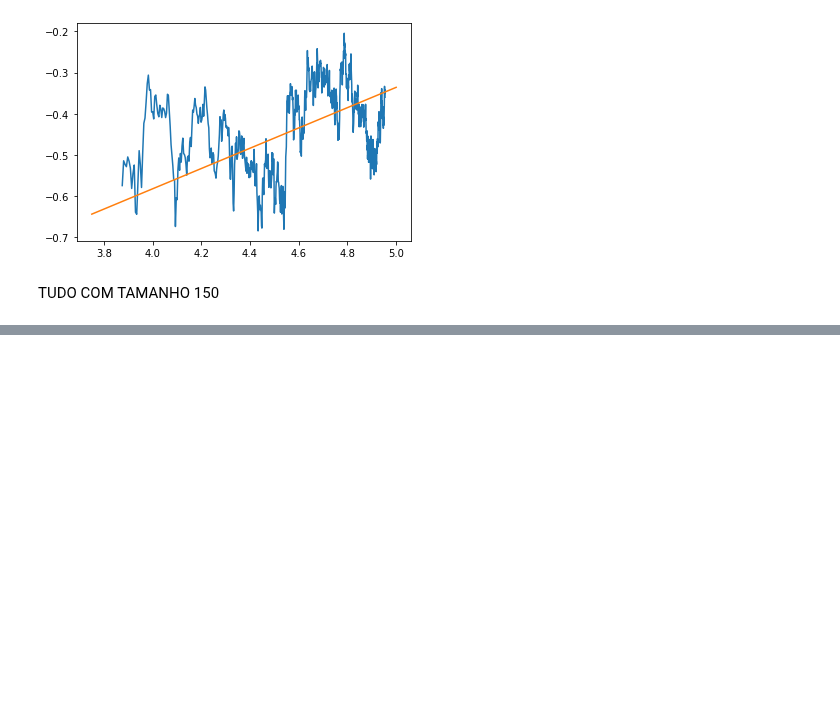
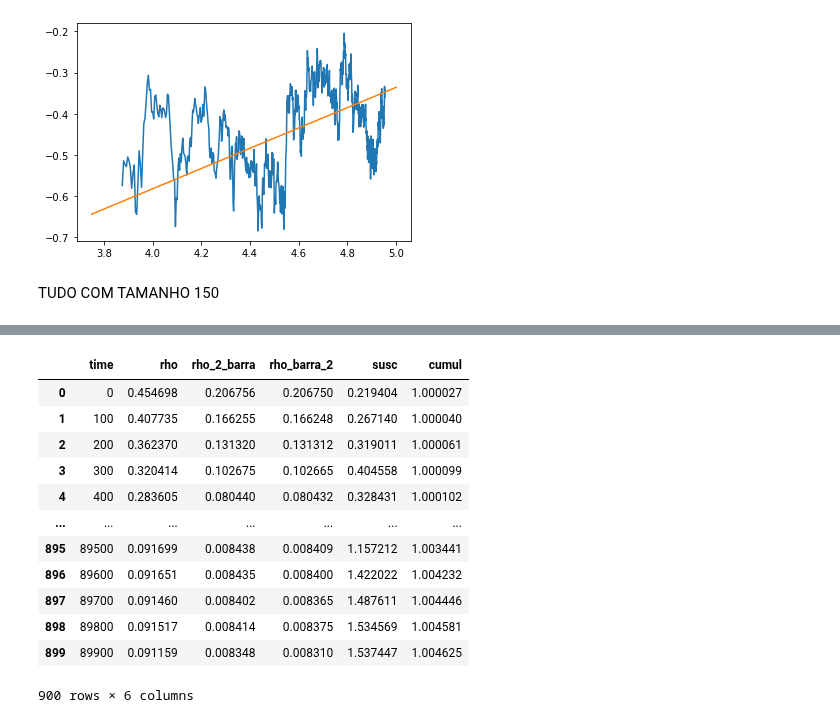
Before and after one commit to xValentim/Predator_Prey_NN, a Jupyter notebook: exponent_beta_nu_z_validate.ipynb, the cells around one changed output, grey strips where cells are left out. Drawn from its saved outputs; the diff is of its cells as text; code cells hidden in the pictures; blank space fills up the shorter version.

```diff
--- a/exponent_beta_nu_z.ipynb
+++ b/exponent_beta_nu_z_validate.ipynb
@@ -361,0 +399,18 @@ TUDO COM TAMANHO 150
+# %%
+df['susc'] = delta_rho
+df['cumul'] = U_L
+df
+# %% [output]
+|  | time | rho | rho_2_barra | rho_barra_2 | susc | cumul |
+| 0 | 0 | 0.454698 | 0.206756 | 0.206750 | 0.219404 | 1.000027 |
+| 1 | 100 | 0.407735 | 0.166255 | 0.166248 | 0.267140 | 1.000040 |
+| 2 | 200 | 0.362370 | 0.131320 | 0.131312 | 0.319011 | 1.000061 |
+| 3 | 300 | 0.320414 | 0.102675 | 0.102665 | 0.404558 | 1.000099 |
+| 4 | 400 | 0.283605 | 0.080440 | 0.080432 | 0.328431 | 1.000102 |
+| ... | ... | ... | ... | ... | ... | ... |
+| 895 | 89500 | 0.091699 | 0.008438 | 0.008409 | 1.157212 | 1.003441 |
+| 896 | 89600 | 0.091651 | 0.008435 | 0.008400 | 1.422022 | 1.004232 |
+| 897 | 89700 | 0.091460 | 0.008402 | 0.008365 | 1.487611 | 1.004446 |
+| 898 | 89800 | 0.091517 | 0.008414 | 0.008375 | 1.534569 | 1.004581 |
+| 899 | 89900 | 0.091159 | 0.008348 | 0.008310 | 1.537447 | 1.004625 |
+900 rows × 6 columns
```
Also changed, not shown: parts of 18 cells of this notebook, 35 other files.
